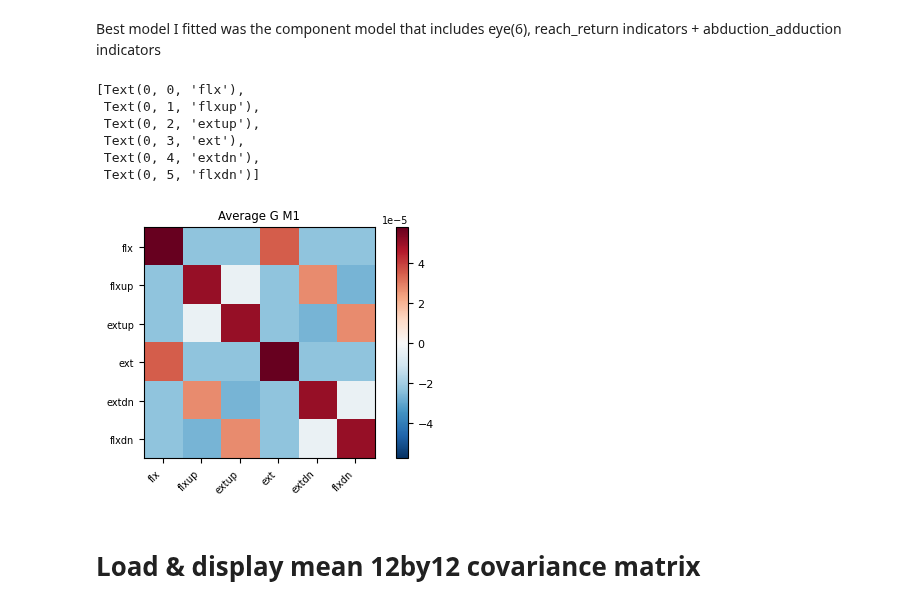
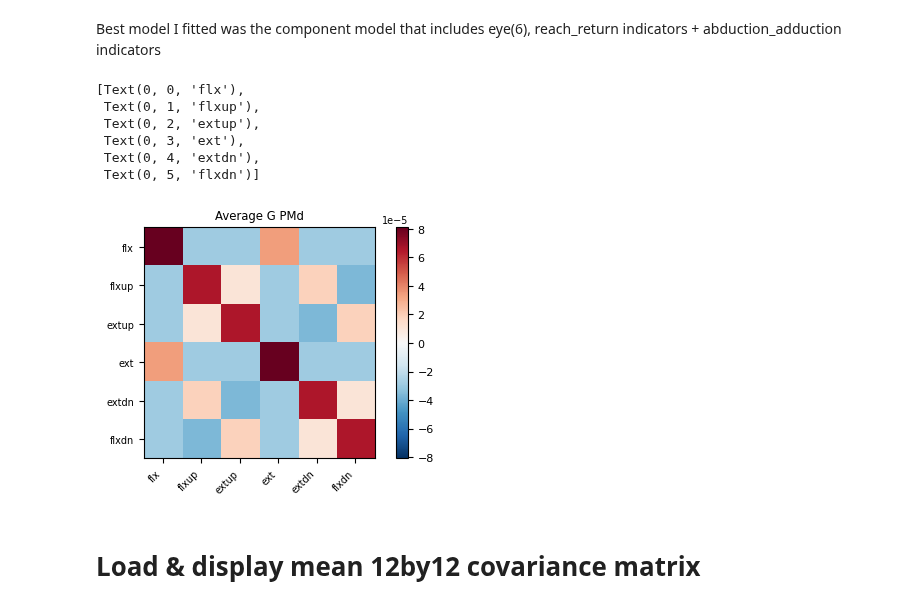
Before and after one commit to alighavam/bimanual_wrist, a Jupyter notebook: notebooks_mri/for_Jorn.ipynb, the cells around one changed output. Saved outputs shown, nothing was run; the diff lists cells and outputs as text; code cells hidden in the pictures.

```diff
--- a/notebooks_mri/for_Jorn.ipynb
+++ b/notebooks_mri/for_Jorn.ipynb
@@ -78,36 +78,36 @@ ax.set_yticklabels(labels)
 Best model I fitted was the component model that includes eye(6), reach_return indicators + abduction_adduction indicators
 # %%
 # Load mean 6by6 covariance matrix
-region = 'M1' # M1, S1, PMd
+region = 'PMd' # M1, S1, PMd
 file_path = os.path.join(analysisDir, f'pcm_Ghat_best_within_model_{region}.npz')
 data = np.load(file_path)
 G_hat = data['G_hat']
 
 # labels:
 labels = ['flx', 'flxup', 'extup', 'ext', 'extdn', 'flxdn']
 
 # plot:
 plt.rcParams.update({'font.size': 7})
 fig, ax = plt.subplots(figsize=(7,3))
 vmax_avg = np.abs(G_hat).max()
 ax.imshow(G_hat, vmin=-vmax_avg, vmax=vmax_avg, cmap='RdBu_r')
 sm = ScalarMappable(cmap='RdBu_r', norm=plt.Normalize(vmin=-vmax_avg, vmax=vmax_avg))
 sm.set_array([])
 cbar = plt.colorbar(sm, ax=ax, fraction=0.046, pad=0.04)
 cbar.ax.tick_params(labelsize=8)
 ax.set_title(f'Average G {region}')
 ax.set_xticks(np.arange(len(labels)))
 ax.set_yticks(np.arange(len(labels)))
 ax.set_xticklabels(labels, rotation=45, ha='right')
 ax.set_yticklabels(labels)
 # %% [output]
 [Text(0, 0, 'flx'),
  Text(0, 1, 'flxup'),
  Text(0, 2, 'extup'),
  Text(0, 3, 'ext'),
  Text(0, 4, 'extdn'),
  Text(0, 5, 'flxdn')]
-[figure, old version]
+[figure, new version]
 # %% [markdown]
 # Load & display mean 12by12 covariance matrix
 # %% [markdown]
```
Also changed, not shown: 4 other files.
